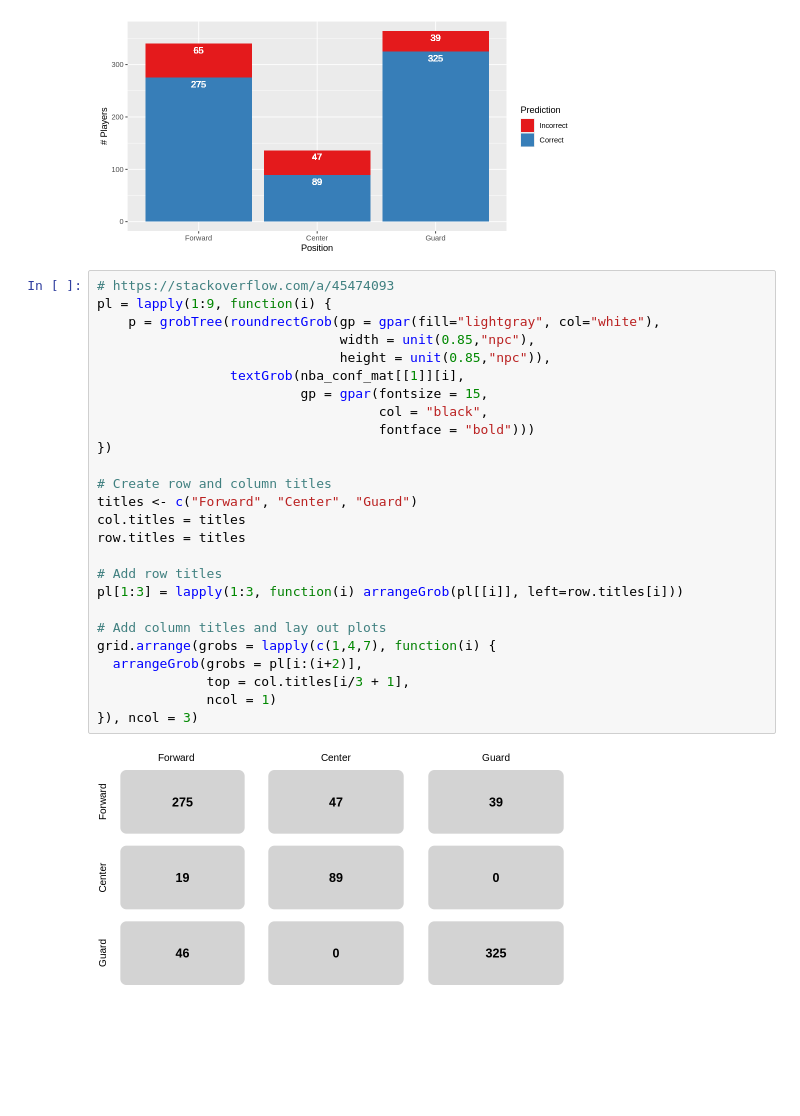
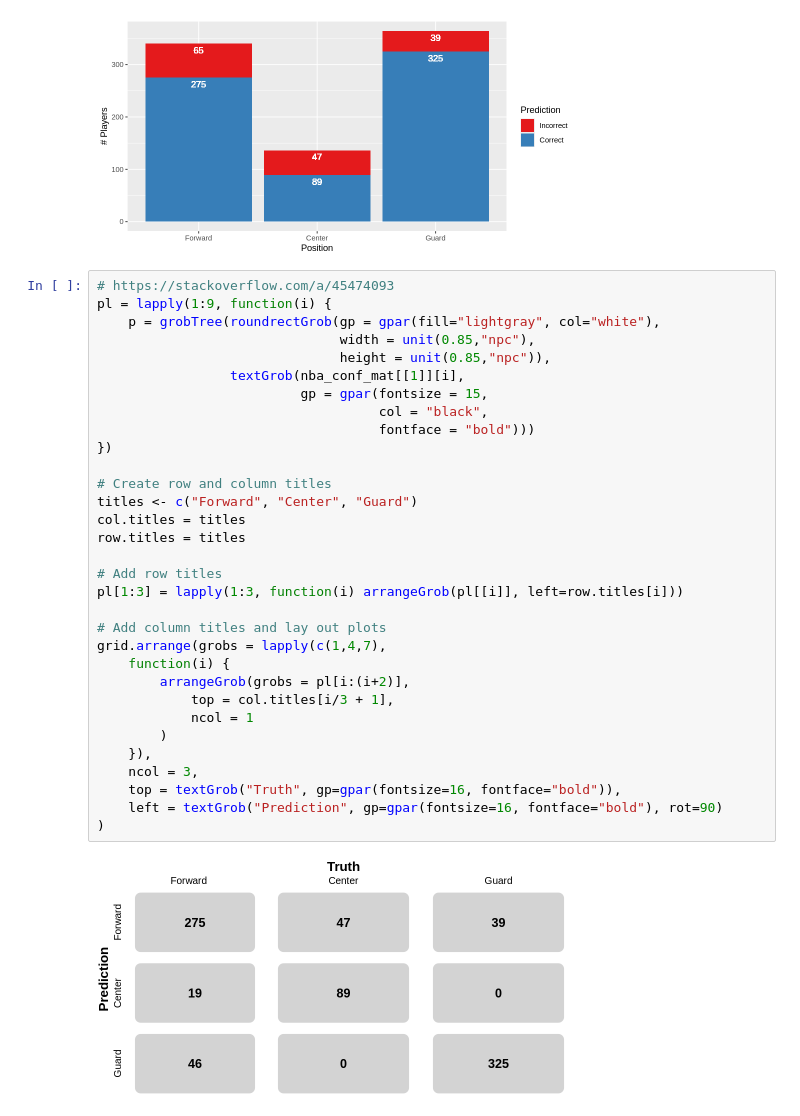
Before and after one commit to jakobsereda/nba-classifier, a Jupyter notebook: notebooks/report-notebook.ipynb, the cells around one changed output. Cells and saved outputs as stored; diff of their text form; blank space fills up the shorter version.

Commit message:
added and cleaned up population distribution plot grid

```diff
--- a/notebooks/report-notebook.ipynb
+++ b/notebooks/report-notebook.ipynb
@@ -249,28 +306,34 @@ pred_plot
 # %%
 # https://stackoverflow.com/a/45474093
 pl = lapply(1:9, function(i) {
     p = grobTree(roundrectGrob(gp = gpar(fill="lightgray", col="white"),
                                width = unit(0.85,"npc"),
                                height = unit(0.85,"npc")),
                  textGrob(nba_conf_mat[[1]][i],
                           gp = gpar(fontsize = 15,
                                     col = "black",
                                     fontface = "bold")))
 })
 
 # Create row and column titles
 titles <- c("Forward", "Center", "Guard")
 col.titles = titles
 row.titles = titles
 
 # Add row titles
 pl[1:3] = lapply(1:3, function(i) arrangeGrob(pl[[i]], left=row.titles[i]))
 
 # Add column titles and lay out plots
-grid.arrange(grobs = lapply(c(1,4,7), function(i) {
-  arrangeGrob(grobs = pl[i:(i+2)],
-              top = col.titles[i/3 + 1],
-              ncol = 1)
-}), ncol = 3)
+grid.arrange(grobs = lapply(c(1,4,7),
+    function(i) {
+        arrangeGrob(grobs = pl[i:(i+2)],
+            top = col.titles[i/3 + 1],
+            ncol = 1
+        )
+    }),
+    ncol = 3,
+    top = textGrob("Truth", gp=gpar(fontsize=16, fontface="bold")),
+    left = textGrob("Prediction", gp=gpar(fontsize=16, fontface="bold"), rot=90)
+)
 # %% [output]
-[figure, old version]
+[figure, new version]
```
Also changed, not shown: parts of 3 cells of this notebook.
